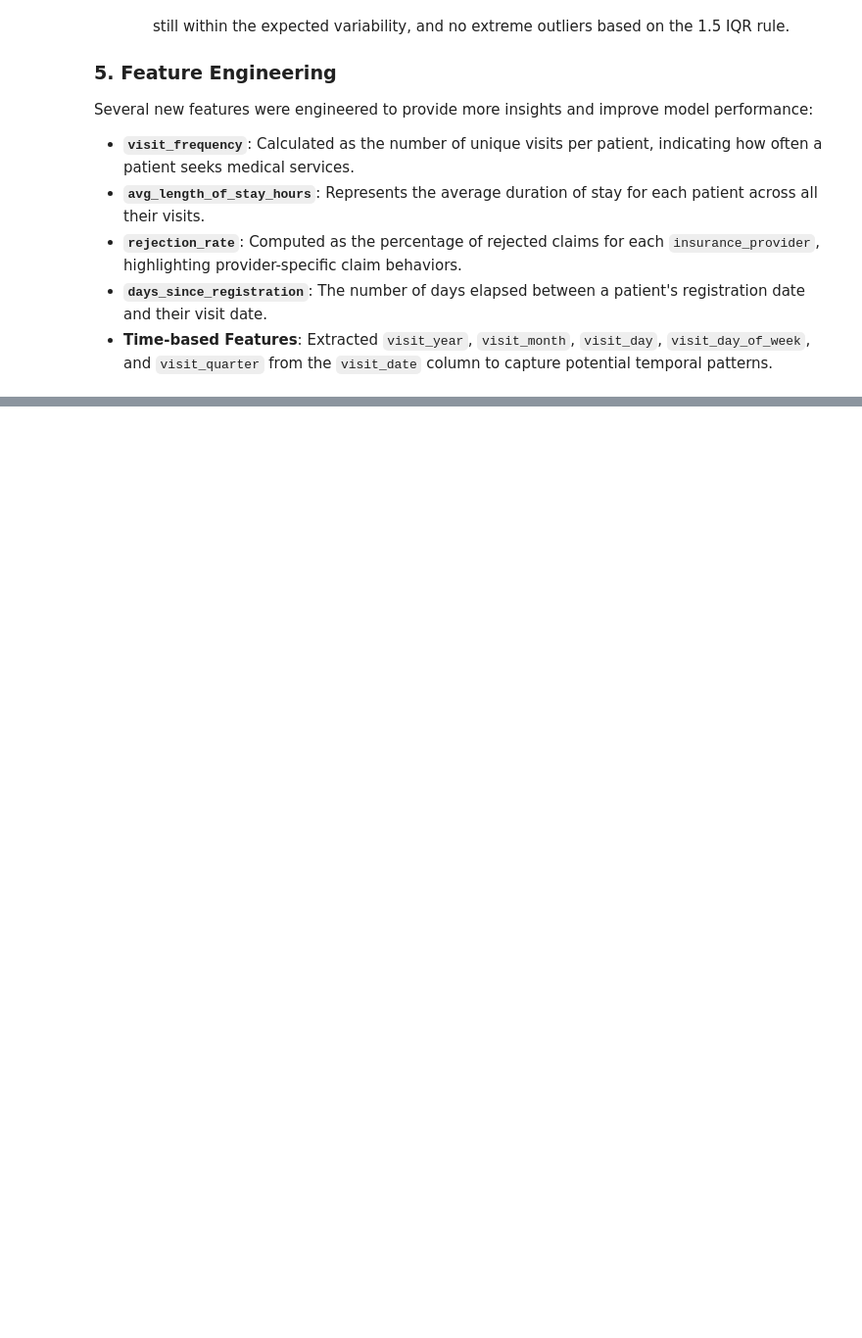
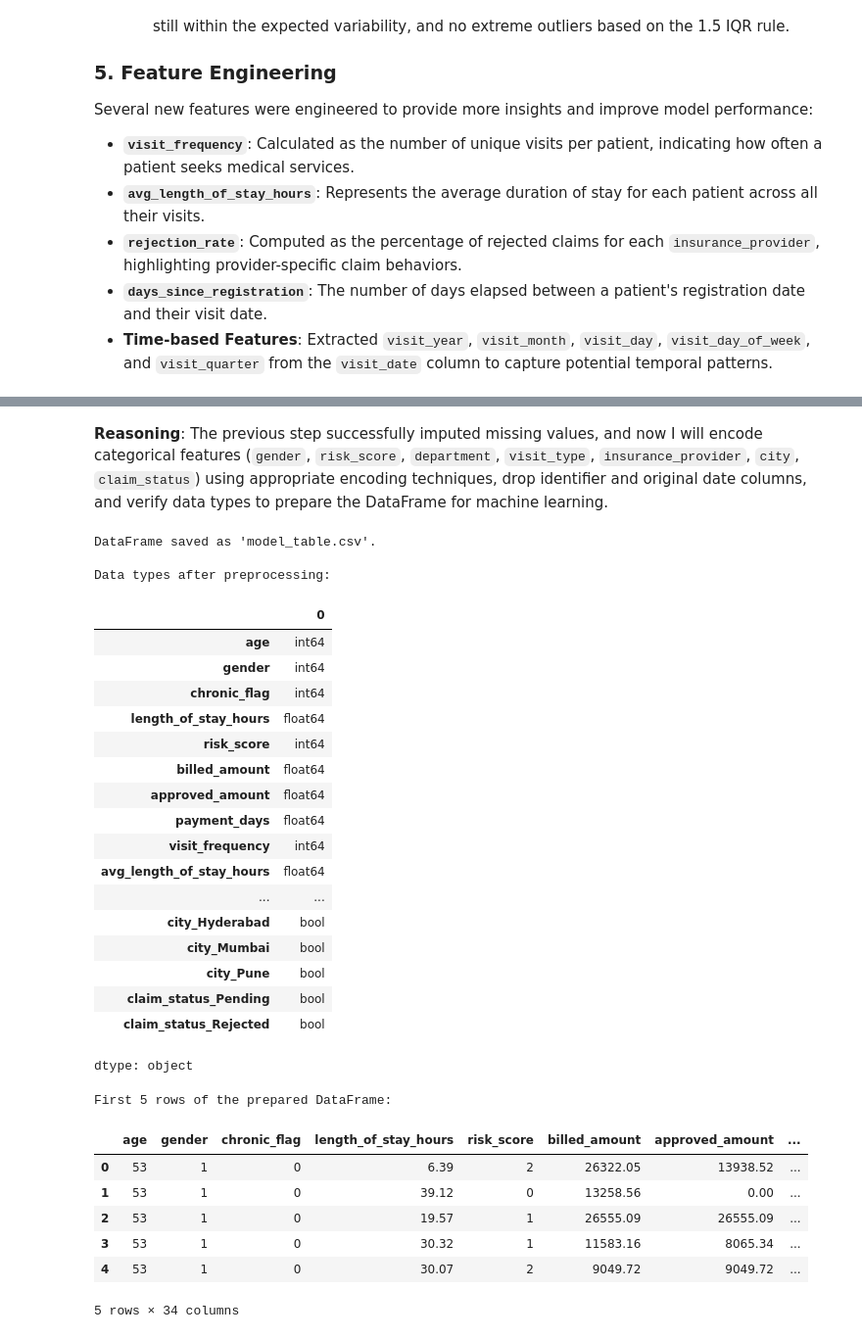
Before and after one commit to rahilkhan-acadmic/APAIML-GradedMiniProject, a Jupyter notebook: capstone/Phase2_EDA.ipynb, the cells around one changed output, grey strips where cells are left out. Shown at 98% size. Cells and saved outputs as stored; diff of their text form; code cells hidden in the pictures; blank space fills up the shorter version.

```diff
--- a/capstone/Phase2_EDA.ipynb
+++ b/capstone/Phase2_EDA.ipynb
@@ -373,0 +415,65 @@ Several new features were engineered to provide more insights and improve model
+# %% [markdown]
+**Reasoning**:
+The previous step successfully imputed missing values, and now I will encode categorical features (`gender`, `risk_score`, `department`, `visit_type`, `insurance_provider`, `city`, `claim_status`) using appropriate encoding techniques, drop identifier and original date columns, and verify data types to prepare the DataFrame for machine learning.
+# %%
+#Generating csv file
+
+# Handle inplace=True FutureWarning by assigning back
+df_merged['approved_amount'] = df_merged['approved_amount'].fillna(median_approved_amount)
+df_merged['payment_days'] = df_merged['payment_days'].fillna(median_payment_days)
+
+# 2. Encode gender column
+df_merged['gender'] = df_merged['gender'].map({'M': 1, 'F': 0})
+
+# 3. Ordinally encode risk_score column
+risk_score_mapping = {'Low': 0, 'Medium': 1, 'High': 2}
+df_merged['risk_score'] = df_merged['risk_score'].map(risk_score_mapping)
+
+# 4. Apply one-hot encoding to nominal categorical columns
+categorical_cols = ['department', 'visit_type', 'insurance_provider', 'city', 'claim_status']
+df_merged = pd.get_dummies(df_merged, columns=categorical_cols, drop_first=True)
+
+# 5. Drop identifier columns and original date columns
+drop_columns = ['patient_id', 'visit_id', 'doctor_id', 'bill_id', 'registration_date', 'visit_date', 'billing_date']
+df_merged = df_merged.drop(columns=drop_columns, errors='ignore')
+
+# Save the prepared DataFrame
+df_merged.to_csv('model_table.csv', index=False)
+print("DataFrame saved as 'model_table.csv'.")
+
+# 6. Verify data types
+print("\nData types after preprocessing:")
+display(df_merged.dtypes)
+
+print("\nFirst 5 rows of the prepared DataFrame:")
+display(df_merged.head())
+# %% [output]
+DataFrame saved as 'model_table.csv'.
+
+Data types after preprocessing:
+|  | 0 |
+| age | int64 |
+| gender | int64 |
+| chronic_flag | int64 |
+| length_of_stay_hours | float64 |
+| risk_score | int64 |
+| billed_amount | float64 |
+| approved_amount | float64 |
+| payment_days | float64 |
+| visit_frequency | int64 |
+| avg_length_of_stay_hours | float64 |
+| ... | ... |
+| city_Hyderabad | bool |
+| city_Mumbai | bool |
+| city_Pune | bool |
+| claim_status_Pending | bool |
+| claim_status_Rejected | bool |
+dtype: object
+First 5 rows of the prepared DataFrame:
+|  | age | gender | chronic_flag | length_of_stay_hours | risk_score | billed_amount | approved_amount | ... |
+| 0 | 53 | 1 | 0 | 6.39 | 2 | 26322.05 | 13938.52 | ... |
+| 1 | 53 | 1 | 0 | 39.12 | 0 | 13258.56 | 0.00 | ... |
+| 2 | 53 | 1 | 0 | 19.57 | 1 | 26555.09 | 26555.09 | ... |
+| 3 | 53 | 1 | 0 | 30.32 | 1 | 11583.16 | 8065.34 | ... |
+| 4 | 53 | 1 | 0 | 30.07 | 2 | 9049.72 | 9049.72 | ... |
+5 rows × 34 columns
```
Also changed, not shown: parts of 8 cells of this notebook.
